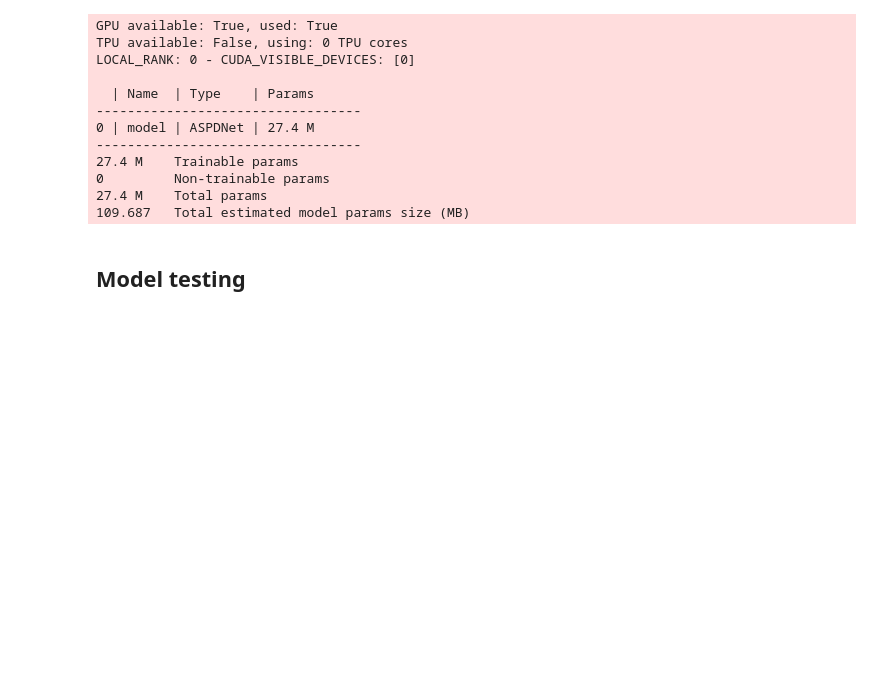
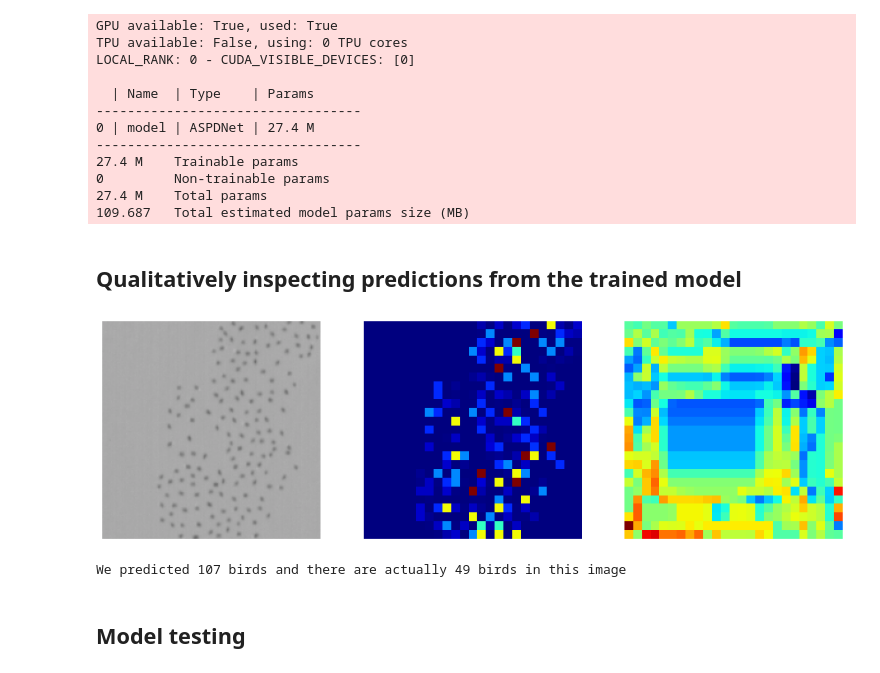
Before and after one commit to emiliolr/counting-cranes, a Jupyter notebook: density_estimation/ASPDNet_experiments.ipynb, the cells around one changed output. Drawn from its saved outputs; the diff is of its cells as text; code cells hidden in the pictures; blank space fills up the shorter version.

```diff
--- a/density_estimation/ASPDNet_experiments.ipynb
+++ b/density_estimation/ASPDNet_experiments.ipynb
@@ -102,9 +105,9 @@ dataset_val = torch.utils.data.Subset(bird_dataset_eval, indices[24 : 28]) #4 im
 dataset_test = torch.utils.data.Subset(bird_dataset_eval, indices[28 : ]) #6 images in test
 # %%
 #Wrapping our train/validation/test sets in DataLoaders
-dataloader_train = DataLoader(dataset_train, batch_size = 1, shuffle = True, collate_fn = collate_tiles_density) #TODO: add batch size to ASPDNet hyperparams
-dataloader_val = DataLoader(dataset_val, batch_size = 1, shuffle = False, collate_fn = collate_tiles_density)
-dataloader_test = DataLoader(dataset_test, batch_size = 1, shuffle = False, collate_fn = collate_tiles_density)
+dataloader_train = DataLoader(dataset_train, batch_size = HYPERPARAMETERS['batch_size'], shuffle = True, collate_fn = collate_tiles_density)
+dataloader_val = DataLoader(dataset_val, batch_size = HYPERPARAMETERS['batch_size'], shuffle = False, collate_fn = collate_tiles_density)
+dataloader_test = DataLoader(dataset_test, batch_size = HYPERPARAMETERS['batch_size'], shuffle = False, collate_fn = collate_tiles_density)
 # %%
 #Instantiating the pre-trained model and wrapping it in PyTorch Lightning class
 model = ASPDNet()
@@ -141,6 +144,47 @@ LOCAL_RANK: 0 - CUDA_VISIBLE_DEVICES: [0]
 #Saving the model
 save_name = 'ASPDNet_first_try_6.17.2021.pth'
 torch.save(model.state_dict(), os.path.join(MODEL_SAVE_FP, 'ASPDNet', save_name))
+# %% [markdown]
+## Qualitatively inspecting predictions from the trained model
+# %%
+#Loading the model
+save_name = 'ASPDNet_first_try_6.17.2021.pth'
+model = ASPDNet()
+model.load_state_dict(torch.load(os.path.join(MODEL_SAVE_FP, 'ASPDNet', save_name)))
+pl_model = ASPDNetLightning(model = model, lr = HYPERPARAMETERS['learning_rate'])
+# %%
+#Predicting on one parent image - this is currently happening on CPU... prediction w/PyTorch Lightning's trainer seems not to work correctly!
+images, densities, counts = next(iter(dataloader_test))
+images, densities = images[0 : 10], targets[0 : 10]
+preds = pl_model(images)
+# %%
+#A transformation to reverse normalization - for visualization!
+invTrans = transforms.Compose([transforms.Normalize(mean = [ 0., 0., 0.],
+                                                    std = [ 1 / 0.229, 1 / 0.224, 1 / 0.225]),
+                               transforms.Normalize(mean = [ -0.485, -0.456, -0.406],
+                                                    std = [ 1., 1., 1.]),
+                               ])
+# %%
+#Inspecting predicted densities against images
+index = 3
+img = invTrans(images[index])
+img = (np.moveaxis(img.numpy(), 0, -1) * 255).astype(np.uint8)
+den = preds[index].detach().squeeze(0) #TODO: why is this always the same?? Investigate more!
+gt_den = densities[index]
+
+f, axarr = plt.subplots(1, 3, figsize = (15, 10))
+axarr[0].imshow(img)
+axarr[1].imshow(gt_den, cmap = CM.jet)
+axarr[2].imshow(den, cmap = CM.jet)
+for a in axarr:
+    a.axis('off')
+# %% [output]
+[figure, added]
+# %%
+#Checking counts
+print(f'We predicted {int(den.sum())} birds and there are actually {counts[index]} birds in this image')
+# %% [output]
+We predicted 107 birds and there are actually 49 birds in this image
 # %% [markdown]
 ## Model testing
 # %%
```
Also changed, not shown: parts of 4 cells of this notebook, 2 other files.
